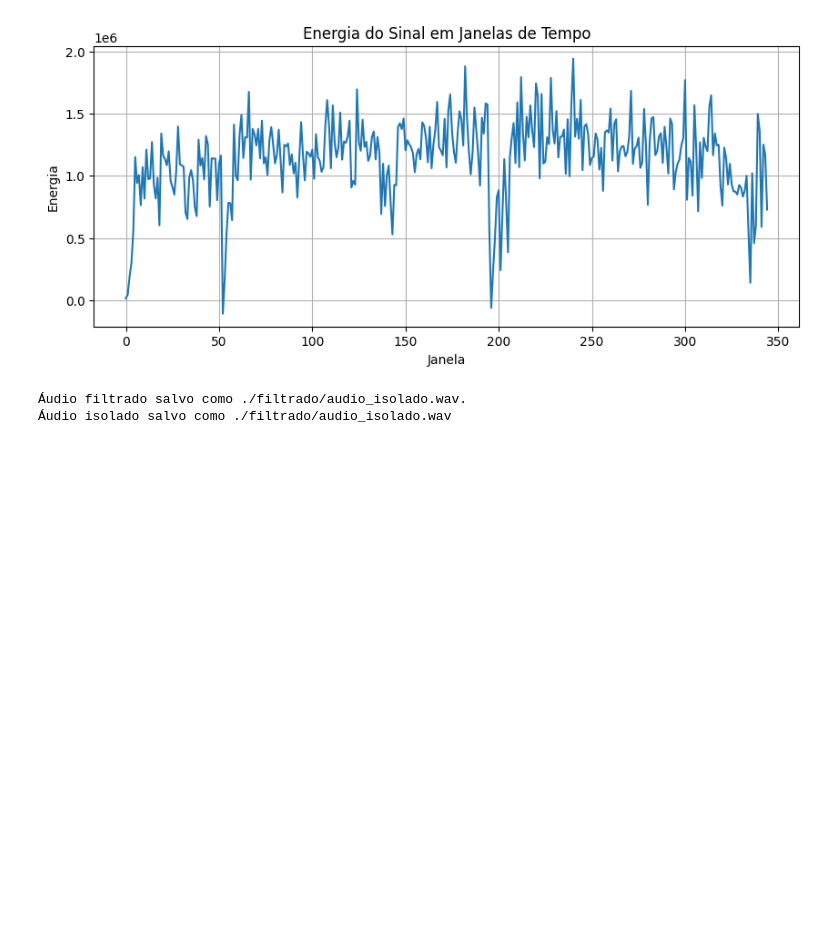
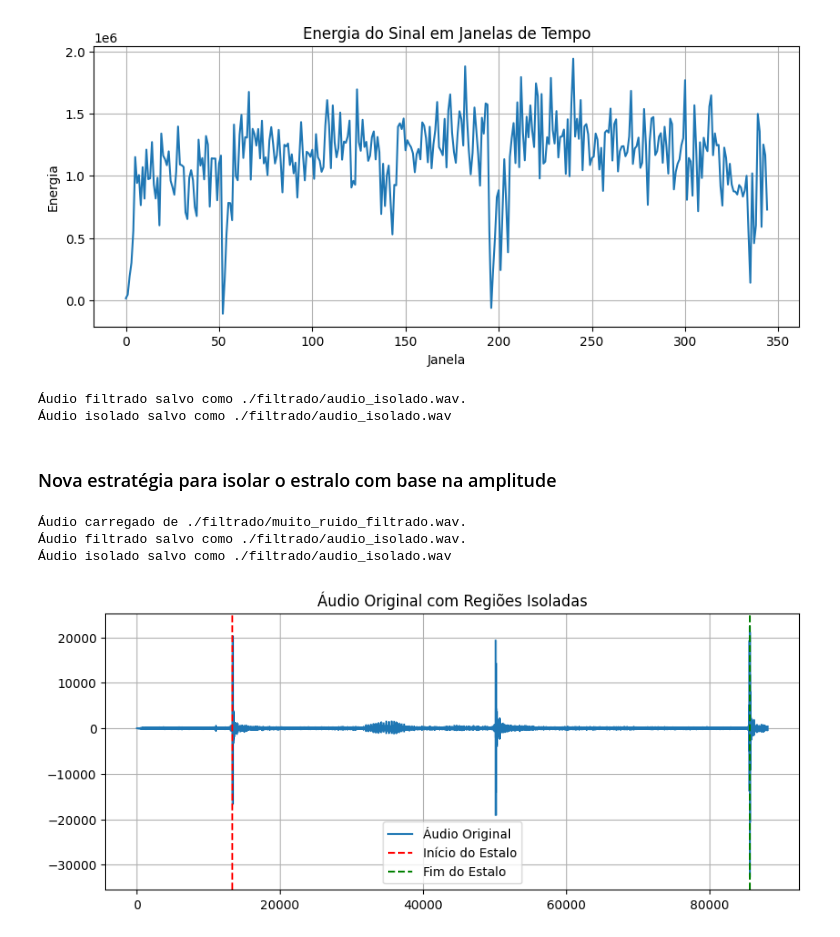
Before and after one commit to ReinaldoAssis/PDS, a Jupyter notebook: main.ipynb, the cells around one changed output. Saved outputs shown, nothing was run; the diff lists cells and outputs as text; code cells hidden in the pictures; blank space fills up the shorter version.

```diff
--- a/main.ipynb
+++ b/main.ipynb
@@ -280,3 +280,77 @@ process_audio_with_energy_detection(FILENAME, OUTPUT_FILENAME, WINDOW_SIZE, THRE
 [figure]
 Áudio filtrado salvo como ./filtrado/audio_isolado.wav.
 Áudio isolado salvo como ./filtrado/audio_isolado.wav
+# %% [markdown]
+### Nova estratégia para isolar o estralo com base na amplitude
+# %%
+import numpy as np
+import matplotlib.pyplot as plt
+import scipy.io.wavfile as wav
+
+# Função para detectar picos com base na amplitude
+def detect_peaks_amplitude(audio_data, threshold):
+    # Encontrar os índices onde a amplitude excede o limiar
+    peak_indices = np.where(np.abs(audio_data) > threshold)[0]
+
+    # Se não houver picos acima do limiar, retorna vazio
+    if len(peak_indices) == 0:
+        return None
+
+    # Encontrar o início e o fim da sequência de picos (contínuos)
+    start_index = peak_indices[0]
+    end_index = peak_indices[-1]
+
+    return start_index, end_index
+
+# Função para isolar o áudio entre os picos detectados
+def isolate_audio_peaks(audio_data, start_index, end_index):
+    isolated_audio = audio_data[start_index:end_index]
+    return isolated_audio
+
+# Função para processar o áudio e isolar a faixa com base nos picos de amplitude
+def process_audio_by_amplitude(filename, output_filename, threshold):
+    # Carregar o áudio filtrado
+    sample_rate, audio_data = load_audio(filename)
+
+    # Se o áudio for estéreo, converte para mono
+    if len(audio_data.shape) > 1:
+        audio_data = np.mean(audio_data, axis=1)
+
+    # Detectar picos com base na amplitude
+    peak_indices = detect_peaks_amplitude(audio_data, threshold)
+
+    if peak_indices is None:
+        print("Nenhum pico significativo encontrado.")
+        return
+
+    # Isolar o áudio entre os picos detectados
+    start_index, end_index = peak_indices
+    isolated_audio = isolate_audio_peaks(audio_data, start_index, end_index)
+
+    # Salvar o áudio isolado
+    save_filtered_audio(isolated_audio, sample_rate, output_filename)
+
+    print(f"Áudio isolado salvo como {output_filename}")
+
+    # Plotar o áudio original e o isolado
+    plt.figure(figsize=(10, 4))
+    plt.plot(audio_data, label="Áudio Original")
+    plt.axvline(start_index, color='r', linestyle='--', label='Início do Estalo')
+    plt.axvline(end_index, color='g', linestyle='--', label='Fim do Estalo')
+    plt.title("Áudio Original com Regiões Isoladas")
+    plt.legend()
+    plt.grid()
+    plt.show()
+
+# Exemplo de uso
+FILENAME = "./filtrado/muito_ruido_filtrado.wav"         # Áudio filtrado
+OUTPUT_FILENAME = "./filtrado/audio_isolado.wav"   # Nome do áudio isolado
+THRESHOLD = 10000                         # Limiar de amplitude para detectar picos (ajuste conforme necessário)
+
+# Processar o áudio com base nos picos de amplitude
+process_audio_by_amplitude(FILENAME, OUTPUT_FILENAME, THRESHOLD)
+# %% [output]
+Áudio carregado de ./filtrado/muito_ruido_filtrado.wav.
+Áudio filtrado salvo como ./filtrado/audio_isolado.wav.
+Áudio isolado salvo como ./filtrado/audio_isolado.wav
+[figure, added]
```
Also changed, not shown: parts of 1 cell of this notebook, 6 other files.
